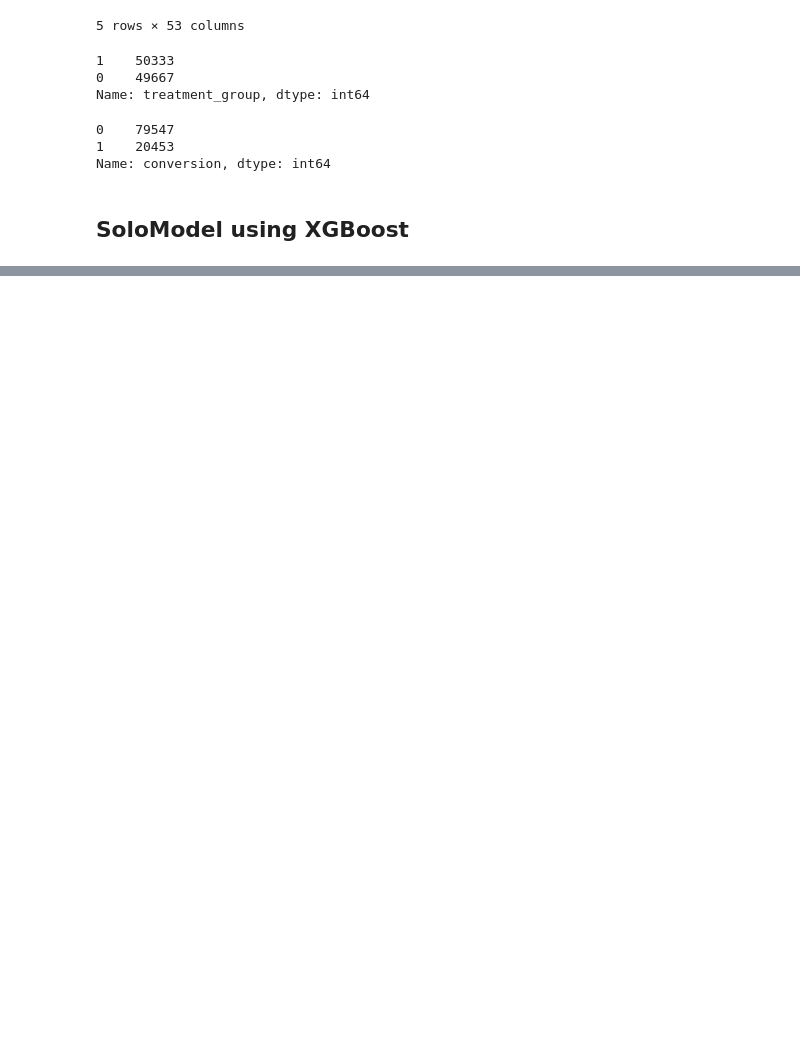
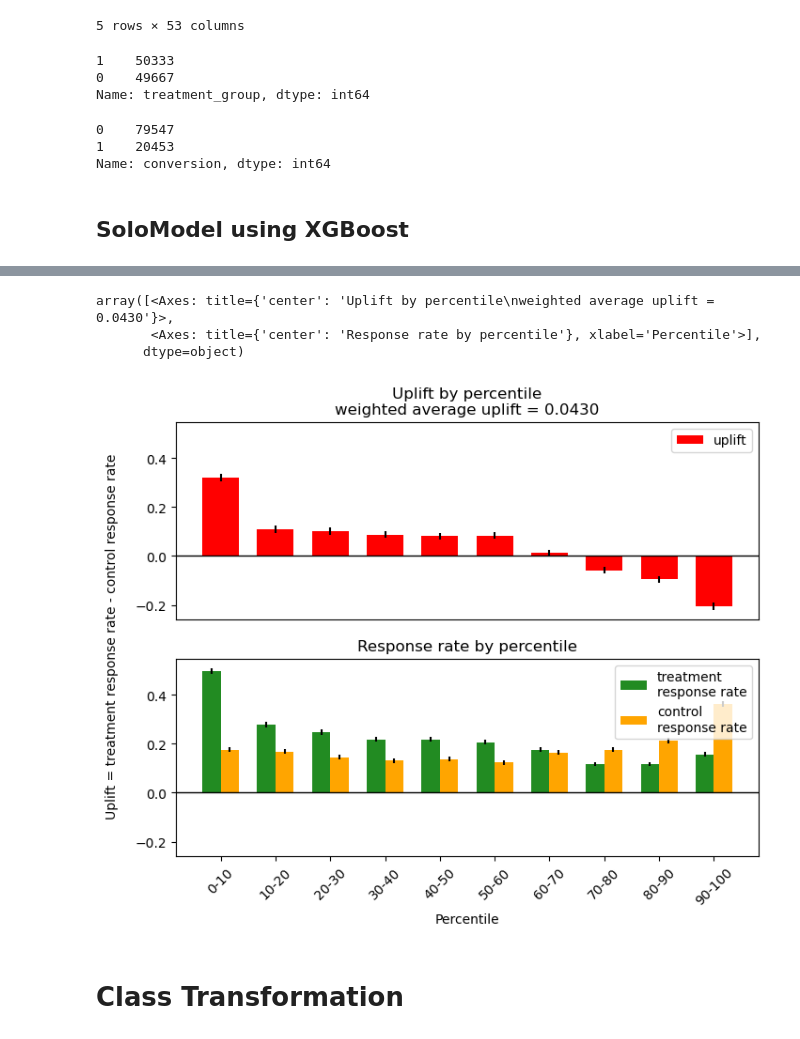
Before and after one commit to Sahilkumarrr13/Uplift_Modeling, a Jupyter notebook: Uplift.ipynb, the cells around one changed output, grey strips where cells are left out. Saved outputs shown, nothing was run; the diff lists cells and outputs as text; code cells hidden in the pictures; blank space fills up the shorter version.

```diff
--- a/Uplift.ipynb
+++ b/Uplift.ipynb
@@ -74,0 +108,9 @@ TypeError: xgboost.sklearn.XGBClassifier.fit() argument after ** must be a mappi
+# %%
+plot_uplift_by_percentile(y_test, uplift_sm, treatment_test, strategy='overall', kind='bar', string_percentiles=True)
+# %% [output]
+array([<Axes: title={'center': 'Uplift by percentile\nweighted average uplift = 0.0430'}>,
+       <Axes: title={'center': 'Response rate by percentile'}, xlabel='Percentile'>],
+      dtype=object)
+[figure, added]
+# %% [markdown]
+# Class Transformation
```
Also changed, not shown: parts of 20 cells of this notebook, 1 other file.
